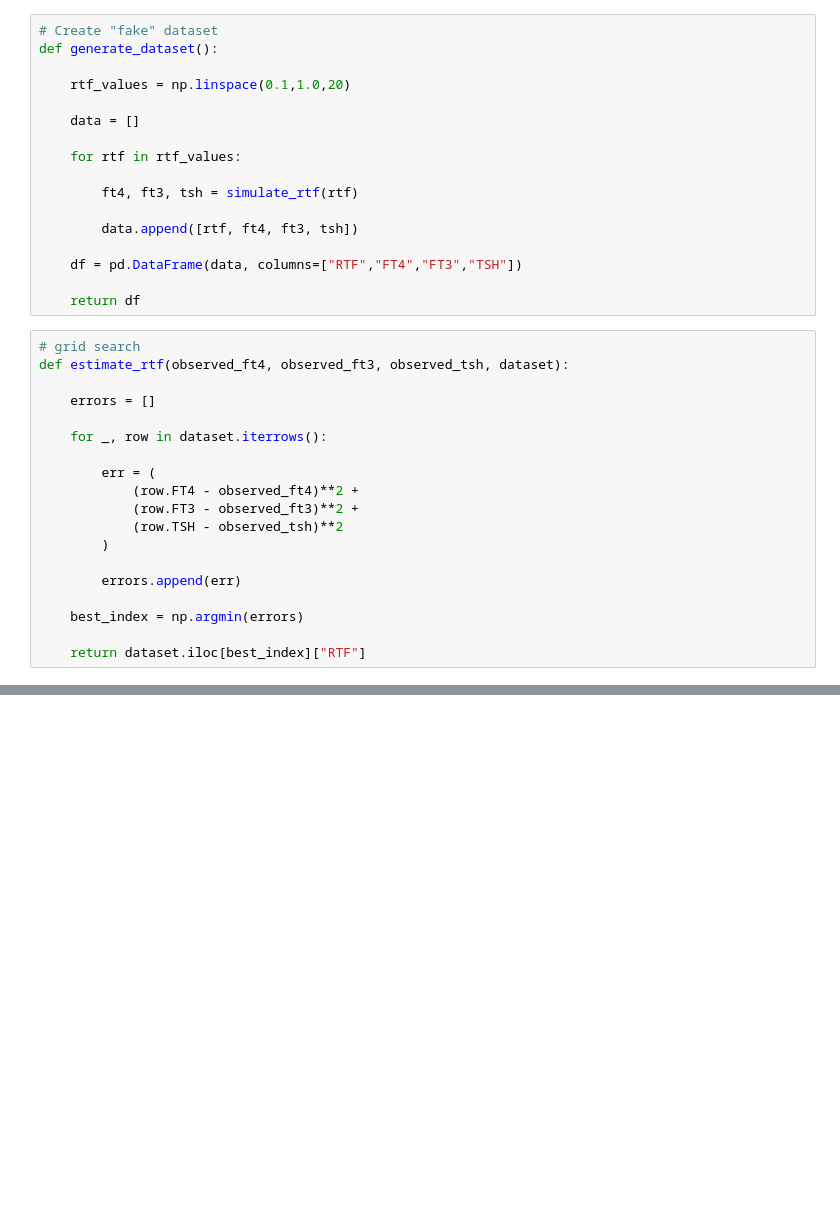
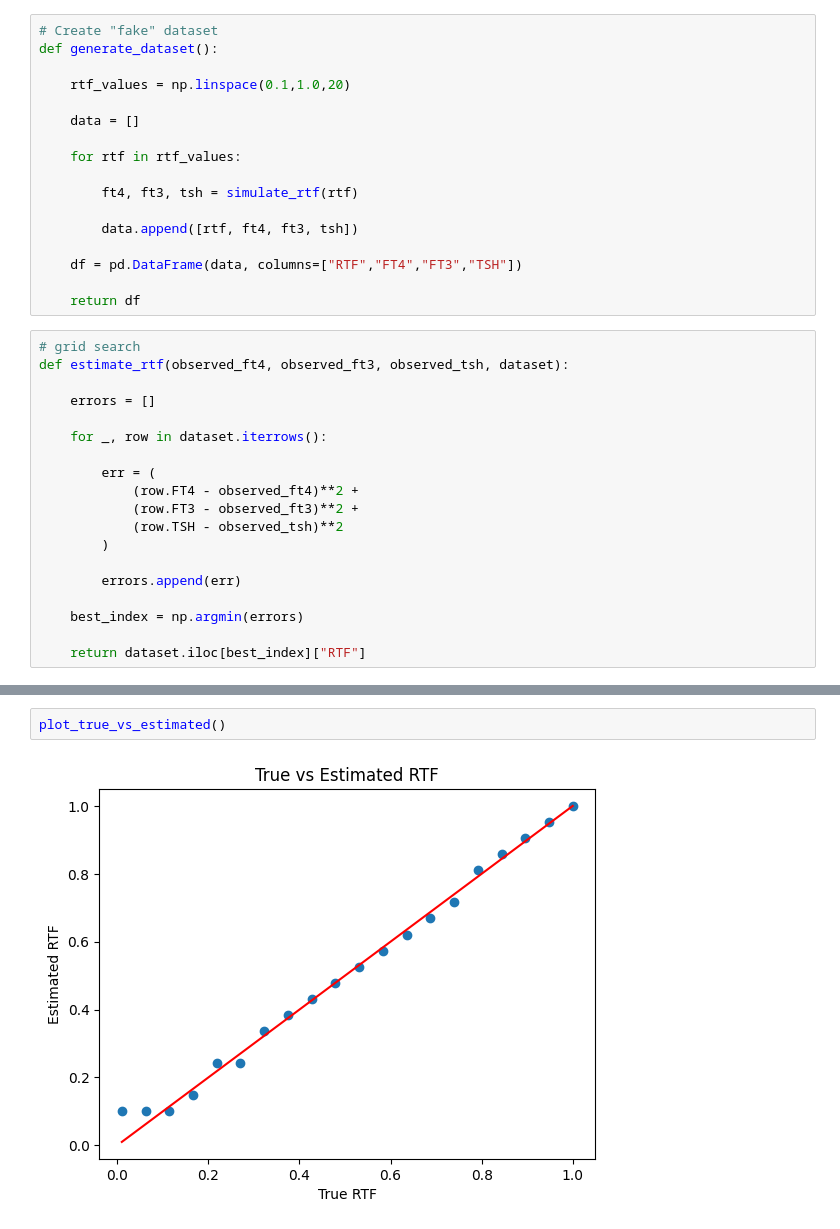
Before and after one commit to shinrichemond/rtf-estimation, a Jupyter notebook: simulation/testfiledemo.ipynb, the cells around one changed output, grey strips where cells are left out. Drawn from its saved outputs; the diff is of its cells as text; blank space fills up the shorter version.

```diff
--- a/simulation/testfiledemo.ipynb
+++ b/simulation/testfiledemo.ipynb
@@ -110,0 +255,4 @@ Estimated RTF: 0.6210526315789474
+# %%
+plot_true_vs_estimated()
+# %% [output]
+[figure, added]
```
Also changed, not shown: parts of 7 cells of this notebook, 2 other files.
